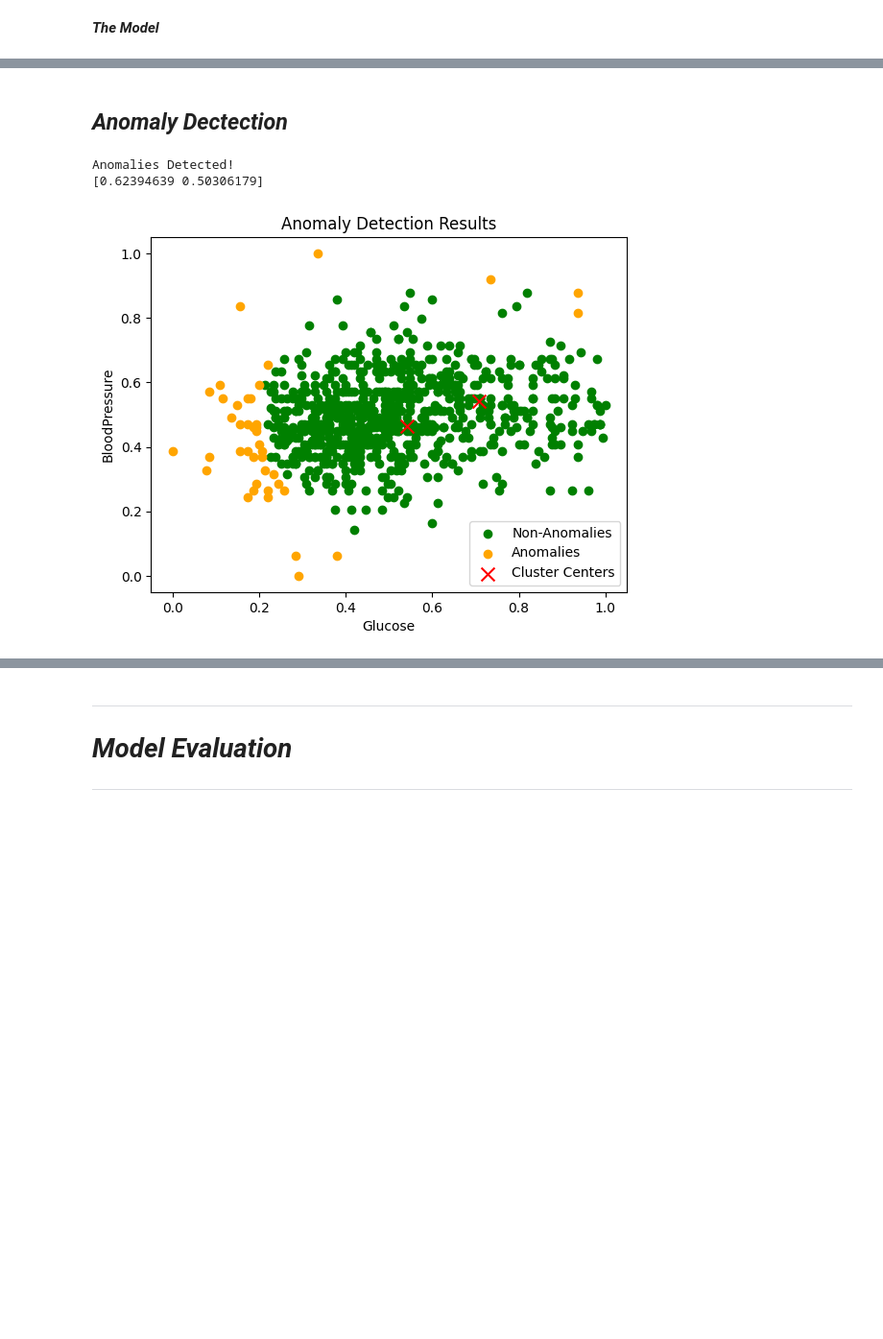
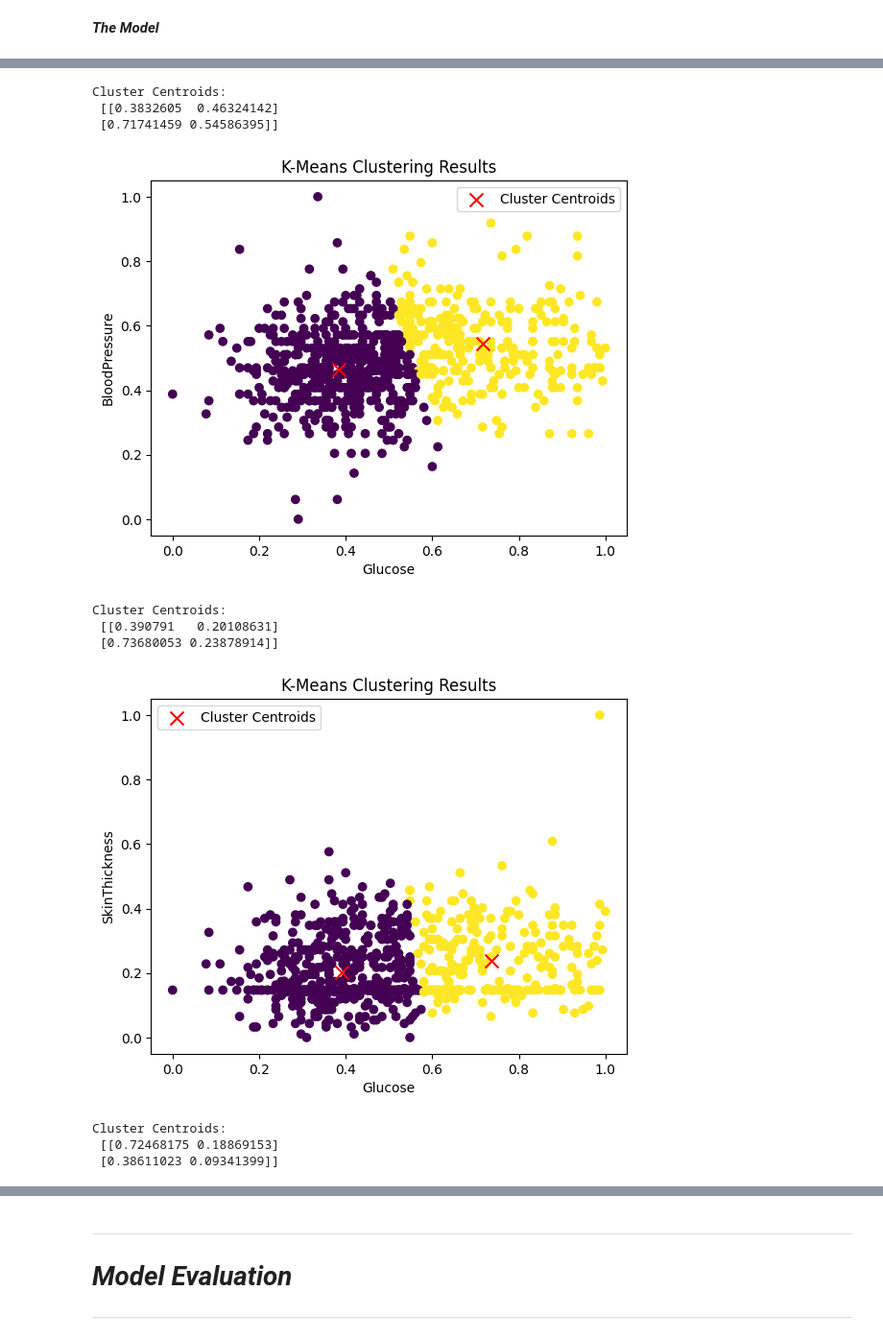
Before and after one commit to Mdhlalose/Anomaly-Detector-for-Pregnant-Diabetic-Patients, a Jupyter notebook: code.ipynb, the cells around one changed output, grey strips where cells are left out. Shown at 96% size. Drawn from its saved outputs; the diff is of its cells as text; code cells hidden in the pictures; blank space fills up the shorter version.

```diff
--- a/code.ipynb
+++ b/code.ipynb
@@ -310,12 +305,0 @@ KMeans(n_clusters=2, random_state=42)
-# %%
-# Get cluster labels for each data point
-labels = model.labels_
-# Get cluster centers
-cluster_centers = model.cluster_centers_
-
-print(cluster_centers)
-
-x = cluster_centers[0][2]
-y = cluster_centers[1][2]
-
-print(x,y)
@@ -326,2 +305,0 @@ print(x,y)
-# %% [markdown]
-## ***Anomaly Dectection***
@@ -384,11 +306,54 @@ def anomaly_detector(data, feature1, feature2, cluster_center_list):
-# %%
-feature1 = "Glucose"
-feature2 = "BloodPressure"
-cluster1 = [cluster_centers[0][0], cluster_centers[0][1]]
-cluster2 = [cluster_centers[0][1], cluster_centers[1][1]]
-cluster_centers_list = [cluster1, cluster2]
-plot2 = anomaly_detector(df_reduced, feature1, feature2, cluster_centers_list)
-# %% [output]
-Anomalies Detected!
-[0.62394639 0.50306179]
-[figure, removed]
+# %%
+# def kmeans_training(df_reduced, clustering):
+
+wcss = {}
+silhouette_scores_dict = {}
+davies_bouldin_dict = {}
+
+for column in df_reduced.columns:
+    if column != "Glucose":
+        feature1 = "Glucose"
+        feature2 = column
+
+        X = df_reduced[[feature1, feature2]]
+        clustering = model.fit(X)
+
+
+        labels = clustering.labels_
+        centroids = clustering.cluster_centers_
+        print("Cluster Centroids:\n", centroids)
+
+        plt.scatter(X[feature1], X[feature2], c=labels, cmap='viridis')
+        plt.scatter(centroids[:, X.columns.get_loc(feature1)], centroids[:, X.columns.get_loc(feature2)], marker='x', s=100, c='red', label='Cluster Centroids')
+        plt.title("K-Means Clustering Results")
+        plt.xlabel(feature1)
+        plt.ylabel(feature2)
+        plt.legend()
+        plt.show()
+
+
+        # Evalutaion metrics, view results under Model Evalaution
+
+        wcss[f'{feature1} VS {feature2}'] = clustering.inertia_
+
+
+        silhouette_value = silhouette_score(X, clustering.labels_)
+        silhouette_scores_dict[f'{feature1} VS {feature2}'] = silhouette_value
+
+        davies_bouldin_value = davies_bouldin_score(X, clustering.labels_)
+        davies_bouldin_dict[f'{feature1} VS {feature2}'] = davies_bouldin_value
+
+
+    # return
+# %% [output]
+Cluster Centroids:
+ [[0.3832605  0.46324142]
+ [0.71741459 0.54586395]]
+[figure, added]
+Cluster Centroids:
+ [[0.390791   0.20108631]
+ [0.73680053 0.23878914]]
+[figure, added]
+Cluster Centroids:
+ [[0.72468175 0.18869153]
+ [0.38611023 0.09341399]]
```
Also changed, not shown: parts of 21 cells of this notebook.
